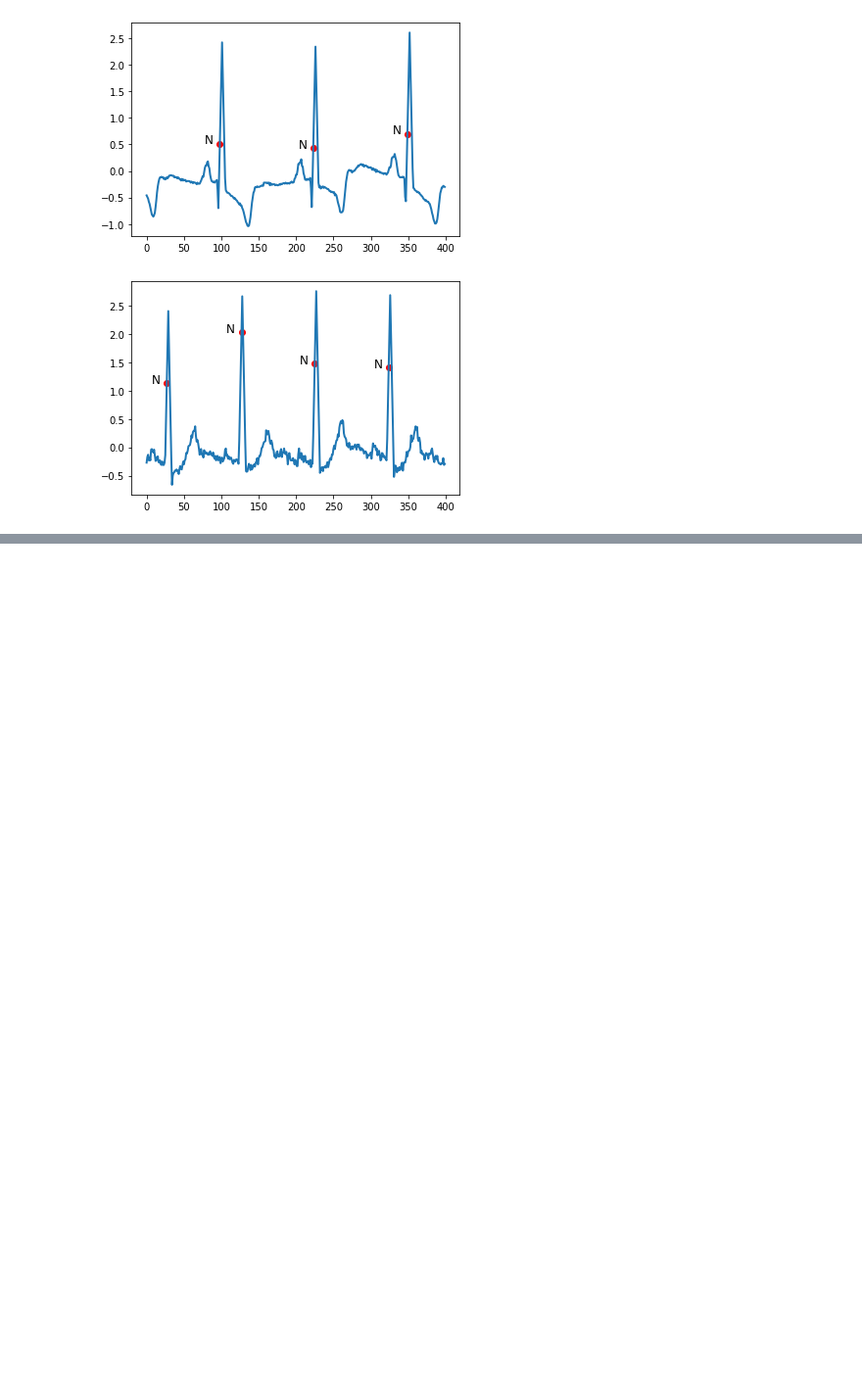
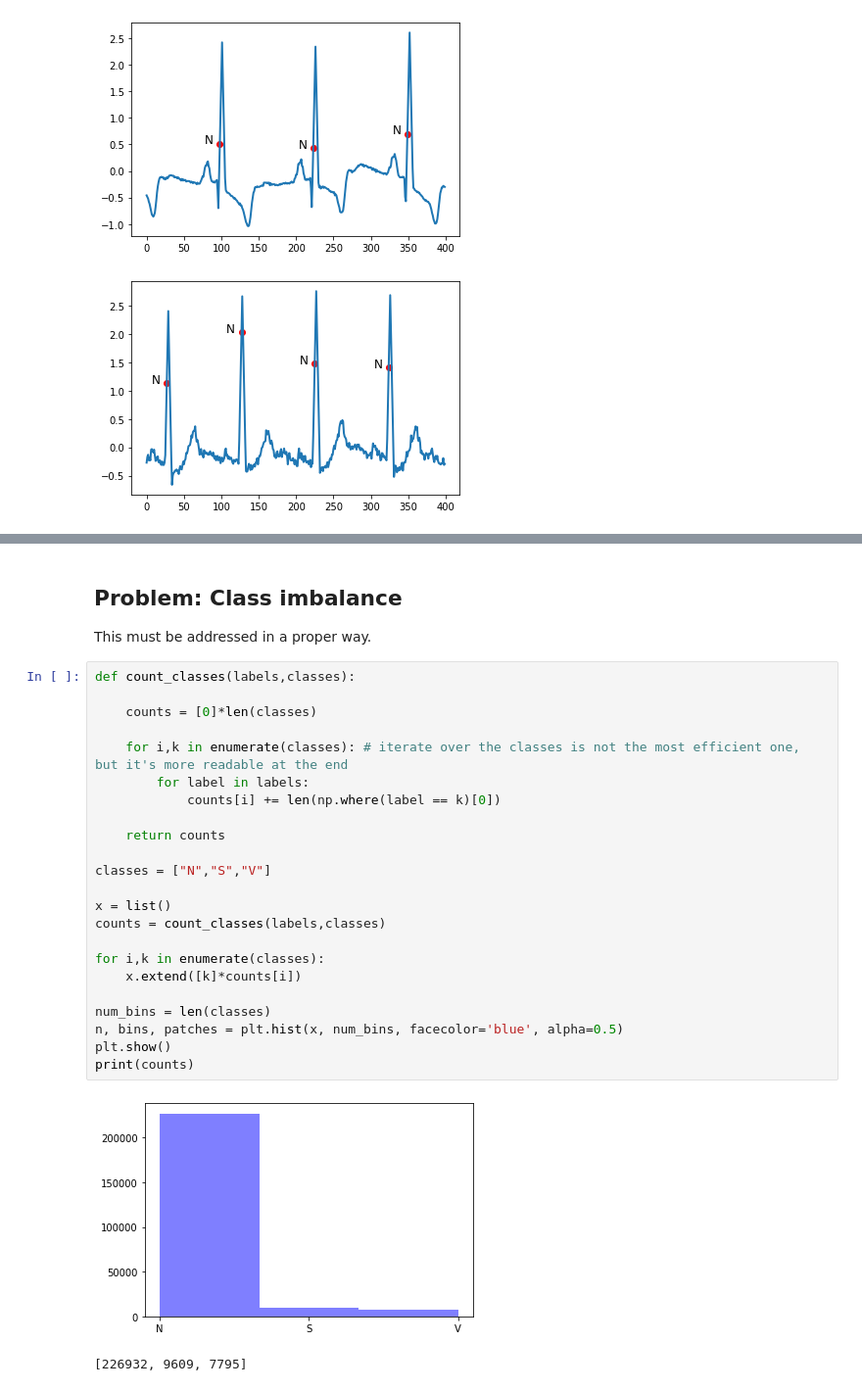
Before and after one commit to simonetome/Heartbeat-NSV-classification, a Jupyter notebook: DataVisualization.ipynb, the cells around one changed output, grey strips where cells are left out. Shown: that part at 98% size. Saved outputs shown, nothing was run; the diff lists cells and outputs as text; blank space fills up the shorter version.

```diff
--- a/DataVisualization.ipynb
+++ b/DataVisualization.ipynb
@@ -144,0 +171,29 @@ create_patch(4,7) # patch for the 4th signal, 7th peak (has to be cut properly)
+# %% [markdown]
+<h2> Problem: Class imbalance </h2>
+This must be addressed in a proper way.
+# %%
+def count_classes(labels,classes):
+
+    counts = [0]*len(classes)
+
+    for i,k in enumerate(classes): # iterate over the classes is not the most efficient one, but it's more readable at the end
+        for label in labels:
+            counts[i] += len(np.where(label == k)[0])
+
+    return counts
+
+classes = ["N","S","V"]
+
+x = list()
+counts = count_classes(labels,classes)
+
+for i,k in enumerate(classes):
+    x.extend([k]*counts[i])
+
+num_bins = len(classes)
+n, bins, patches = plt.hist(x, num_bins, facecolor='blue', alpha=0.5)
+plt.show()
+print(counts)
+# %% [output]
+[figure, added]
+[226932, 9609, 7795]
```
Also changed, not shown: parts of 9 cells of this notebook, 2 other files.
